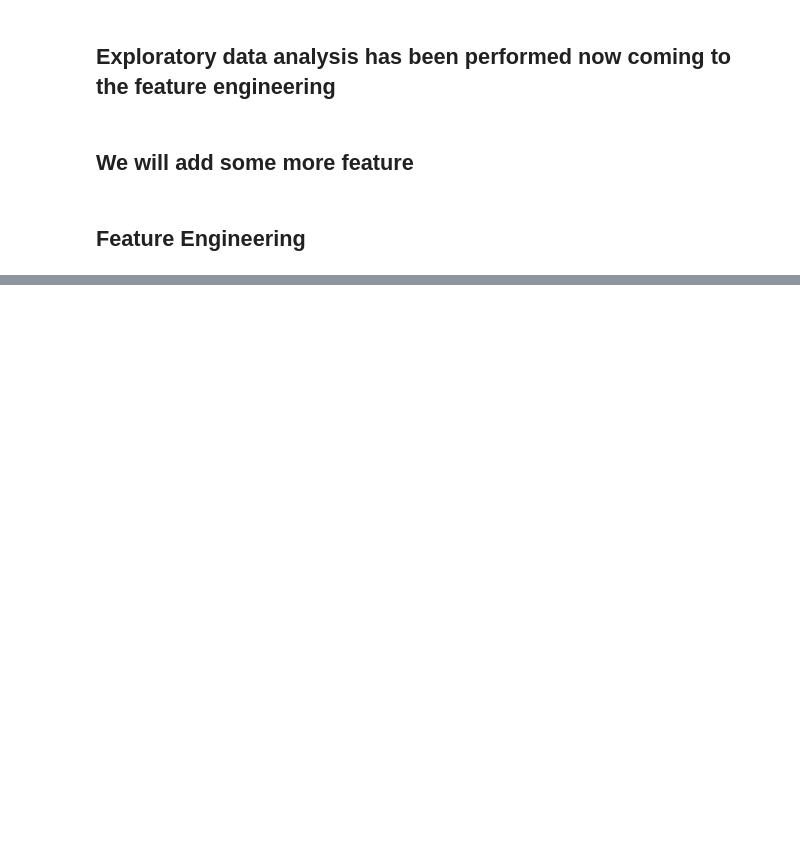
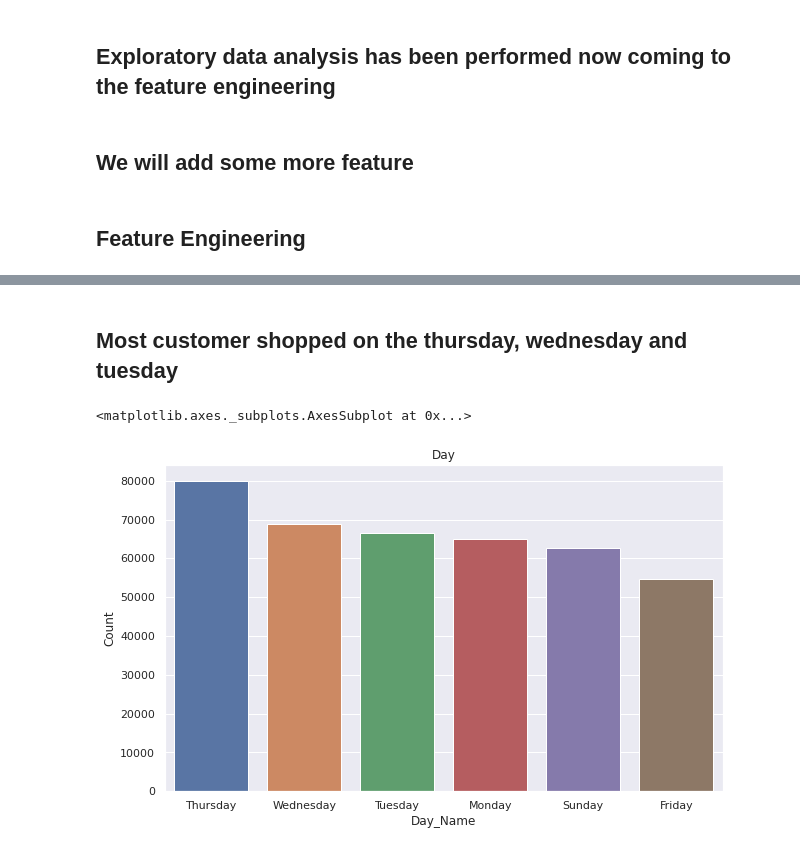
Before and after one commit to atif2786/Online-Retail-Customer-Segmentation., a Jupyter notebook: Online_Retail_Customer_Segmentation.ipynb, the cells around one changed output, grey strips where cells are left out. Saved outputs shown, nothing was run; the diff lists cells and outputs as text; code cells hidden in the pictures; blank space fills up the shorter version.

```diff
--- a/Online_Retail_Customer_Segmentation.ipynb
+++ b/Online_Retail_Customer_Segmentation.ipynb
@@ -442,0 +512,6 @@ orcs.head()
+# %%
+# Maximum invoice generated on perticular day
+day_df=orcs['Day'].value_counts().reset_index()
+day_df.rename(columns={'index': 'Day_Name'}, inplace=True)
+day_df.rename(columns={'Day': 'Count'}, inplace=True)
+day_df
@@ -442,0 +526,9 @@ orcs.head()
+# %% [markdown]
+## **Most customer shopped on the thursday, wednesday and tuesday**
+# %%
+plt.figure(figsize=(10,6))
+plt.title('Day')
+sns.barplot(x='Day_Name',y='Count',data=day_df)
+# %% [output]
+<matplotlib.axes._subplots.AxesSubplot at 0x...>
+[figure, added]
```
Also changed, not shown: parts of 28 cells of this notebook.
